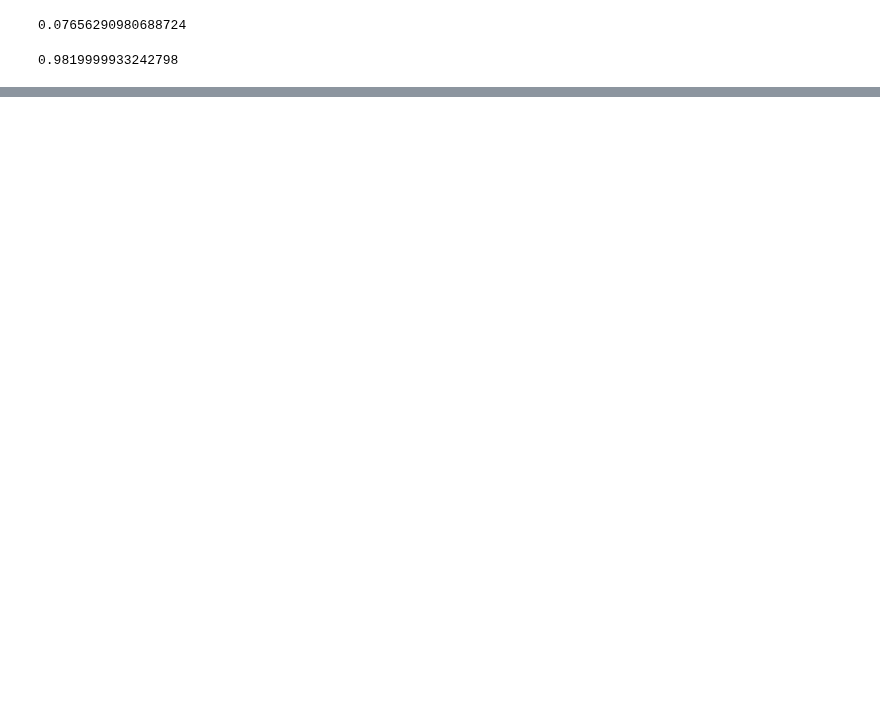
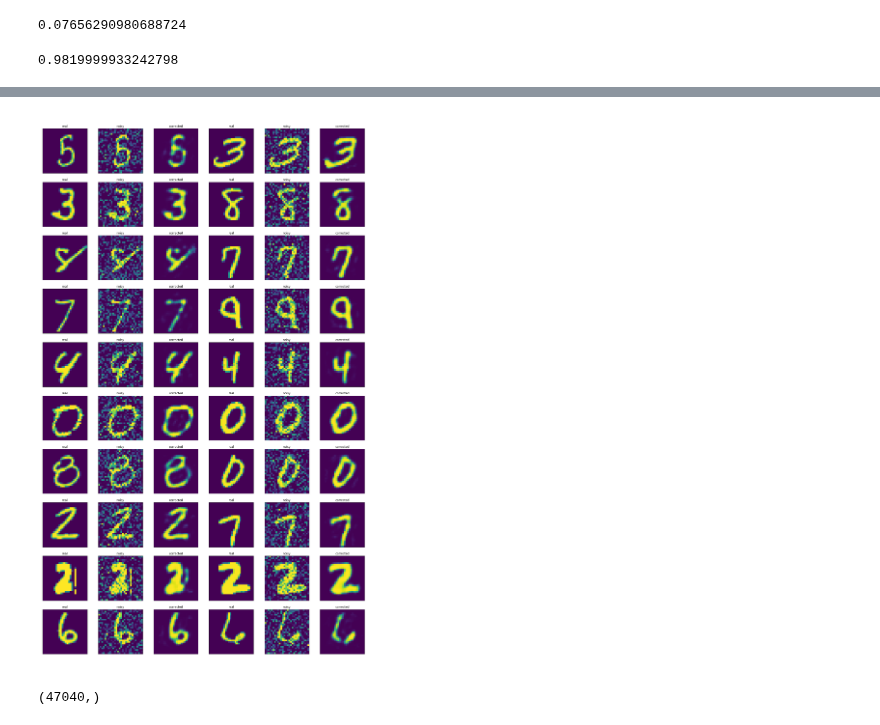
Before and after one commit to ahmadsalimi/AiProjects, a Jupyter notebook: 4. MlpNeuralNetworks/MNISTClassification.ipynb, the cells around one changed output, grey strips where cells are left out. Saved outputs shown, nothing was run; the diff lists cells and outputs as text; code cells hidden in the pictures; blank space fills up the shorter version.

```diff
--- a/4. MlpNeuralNetworks/MNISTClassification.ipynb
+++ b/4. MlpNeuralNetworks/MNISTClassification.ipynb
@@ -149,0 +148,5 @@ for _ in range(10):
+# %%
+autoEncoder = Sequential()
+autoEncoder.add(Dense(64, input_dim=28*28, activation='relu'))
+autoEncoder.add(Dense(28*28, activation='sigmoid'))
+autoEncoder.compile(loss='mse', optimizer='adam')
@@ -149,0 +168,2 @@ for _ in range(10):
+# %%
+autoEncoder.fit(noisy_train, X_train, batch_size=512, epochs=100, validation_split=0.2, verbose=2)
@@ -149,0 +194,21 @@ for _ in range(10):
+# %%
+indices = np.random.choice(np.arange(len(X_test)), size=20)
+images = np.zeros((20, 3, X_test[0].shape[0]))
+images[:,0] = X_test[indices]
+images[:,1] = noisy_test[indices]
+images[:,2] = autoEncoder.predict(images[:,1])
+images = images.reshape(20 * 3, X_test[0].shape[0],)
+texts = np.zeros((20, 3), dtype=object)
+texts[:,0] = np.array(['real' for _ in range(20)])
+texts[:,1] = np.array(['noisy' for _ in range(20)])
+texts[:,2] = np.array(['corrected' for _ in range(20)])
+
+texts = texts.reshape(20 * 3)
+
+draw(images, texts, 6, 10)
+# %% [output]
+[figure, added]
+# %%
+images.shape
+# %% [output]
+(47040,)
```
Also changed, not shown: parts of 19 cells of this notebook.
